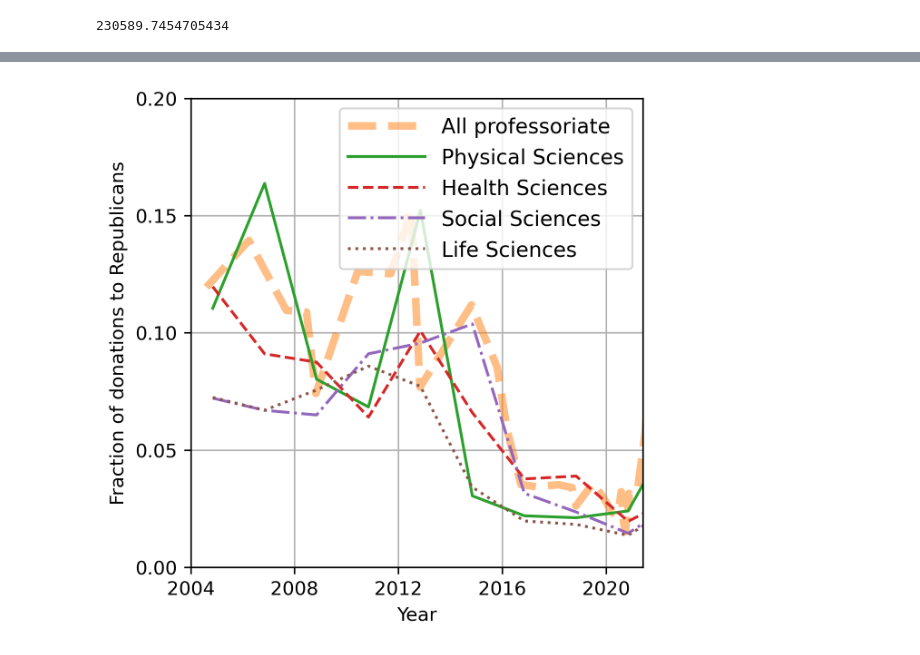
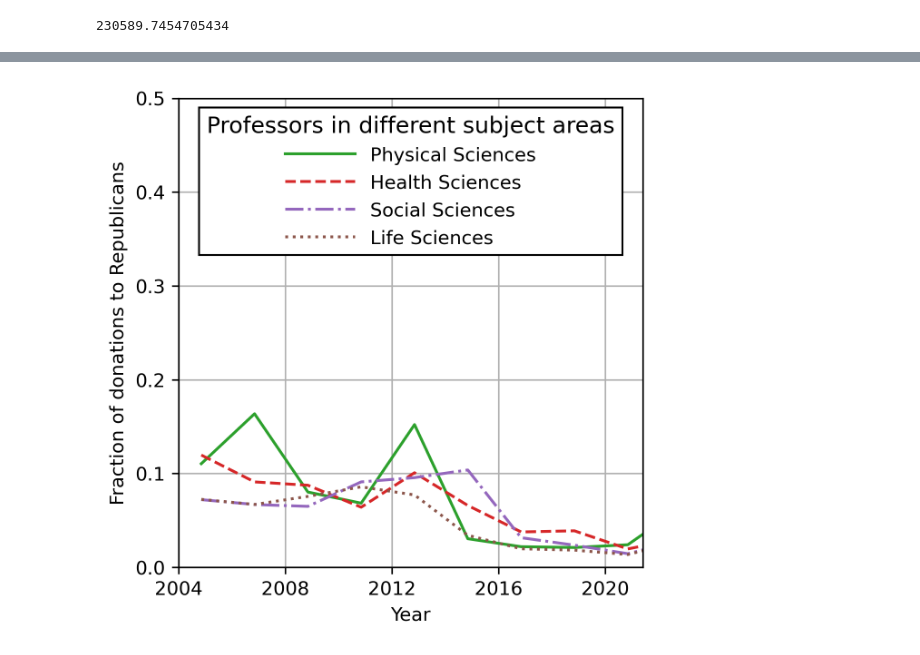
Before and after one commit to lue/political-donations-by-scientists, a Jupyter notebook: Figures_for_paper.ipynb, the cells around one changed output, grey strips where cells are left out. Saved outputs shown, nothing was run; the diff lists cells and outputs as text; code cells hidden in the pictures.

```diff
--- a/Figures_for_paper.ipynb
+++ b/Figures_for_paper.ipynb
@@ -112,10 +112,16 @@ for i in range(len(gss_sum_year)):
     gss_sum_res[i, 1] = np.sum(temp == 2) / len(temp)
 
     filt = (gss_year==gss_sum_year[i]) & \
-           (gss_leaning<0) & \
+           (gss_leaning<-0) & \
            (gss_trust>-50)
     temp = gss_trust[filt]
     gss_sum_res[i, 2] = np.sum(temp == 2) / len(temp)
+
+    filt = (gss_year==gss_sum_year[i]) & \
+           (gss_leaning==0) & \
+           (gss_trust>-50)
+    temp = gss_trust[filt]
+    gss_sum_res[i, 3] = np.sum(temp == 2) / len(temp)
 # %%
 filt = ~np.isnan(gss_sum_res[:,0])
 gss_sum_year = gss_sum_year[filt]
@@ -731,0 +856,2 @@ f
+# %%
+colors = plt.rcParams['axes.prop_cycle'].by_key()['color']
@@ -961,7 +1166,8 @@ plt.show()
 # %%
 
 files = ['data/selections/sector_10_Energy.parquet',
-         'data/selections/sector_10_Technology.parquet']
+         'data/selections/sector_10_Technology.parquet',
+         'data/selections/sub_1_over_100_data.parquet']
 
 
 files_read = []
@@ -997,11 +1203,13 @@ labels = ['All Energy sector', 'Scientists within Energy sector', 'Executives an
 xx2=[]
 yy2=[]
 
-for f in range(4):
+for f in range(5):
     if f<3:
         df_all = files_read[0].copy()
-    else:
+    elif f==3:
         df_all = files_read[1].copy()
+    elif f==4:
+        df_all = files_read[2].copy()
 
 
     if f==1:
@@ -1955,9 +2180,9 @@ a = [1, 1,1,1,1]
 
 line_style = ['-', '--', '-.', ':','-']
 
-f=5
-plt.plot(xx[f][:], yy[f][:], '--', label='All professoriate', lw=4, alpha=0.5,
-         color=plt.rcParams['axes.prop_cycle'].by_key()['color'][1])
+# f=5
+# plt.plot(xx[f][:], yy[f][:], '--', label='All professoriate', lw=4, alpha=0.5,
+#          color=plt.rcParams['axes.prop_cycle'].by_key()['color'][1])
 
 for f in range(4):
     plt.plot(xx[f][5:], yy[f][5:], line_style[f], label=labels[f], alpha=a[f],
@@ -1966,9 +2191,9 @@ for f in range(4):
 
 
 
-plt.yticks(np.arange(0,1.01,0.05))
+plt.yticks(np.arange(0,1.01,0.1))
 
-plt.ylim([0,0.2])
+plt.ylim([0,0.5])
 
 plt.xticks([datetime.datetime(1980,1,1) + i * relativedelta(months=48) for i in np.arange(0,11)],
           ["" for i in np.arange(1980,2022,4)])
@@ -1978,38 +2203,42 @@ plt.ylabel('Fraction of donations to Republicans')
 
 
 
-plt.legend(loc=1, facecolor=(1, 1, 1, 1), prop={'size': 11}, handlelength = 3.7)
+# plt.legend(loc=1, facecolor=(1, 1, 1, 1), prop={'size': 11}, handlelength = 3.7)
 
+
+plt.legend(loc='upper center', facecolor=(1, 1, 1, 1), prop={'size': 10}, handlelength = 3.7, ncol=1,
+          title='Professors in different subject areas', fancybox=False, framealpha=1, edgecolor='0',
+          title_fontproperties = {'size': 12})
 
 # identical to ax1 = plt.subplot(gs.new_subplotspec((0, 0), colspan=3))
 # ax2 = fig.add_subplot(gs[2])
 
 
 # temp = [datetime.datetime(1980,1,1) + relativedelta(months=i) for i in np.arange(0,12*26+1,12)]
 # temp += [temp[-1] + relativedelta(months=i) for i in np.arange(24,12*50+1,6)]
 
 # bins = np.array(temp, dtype='datetime64')
 
 # H,X =np.histogram(z['DATE'], weights = np.array(z['TRANSACTION_AMT']).astype(float),
 #                  bins = bins)
 
 # plt.fill_between(X[:-1]+np.diff(X)/2., H /1e6 / (np.diff(X.astype(float))/3600/24/1e6/365),
 #                  alpha=1, facecolor='k', label='Volume')
 # # plt.yscale('log')
 
 plt.xticks([datetime.datetime(1980,1,1) + i * relativedelta(months=48) for i in np.arange(0,11)],
           [str(i) for i in np.arange(1980,2022,4)])
 plt.xlim([datetime.datetime(2004,1,1), datetime.datetime(2021,6,1)])
 # plt.ylim([-10,240])
 # fig.suptitle("GridSpec")
 # format_axes(fig)
 plt.grid()
 plt.xlabel('Year')
 # plt.ylabel('Volume\n[mil $ / year]')
 
 plt.show()
 # %% [output]
-[figure, old version]
+[figure, new version]
 # %%
 import matplotlib.pyplot as plt
 from matplotlib.gridspec import GridSpec
```
Also changed, not shown: parts of 20 cells of this notebook.
